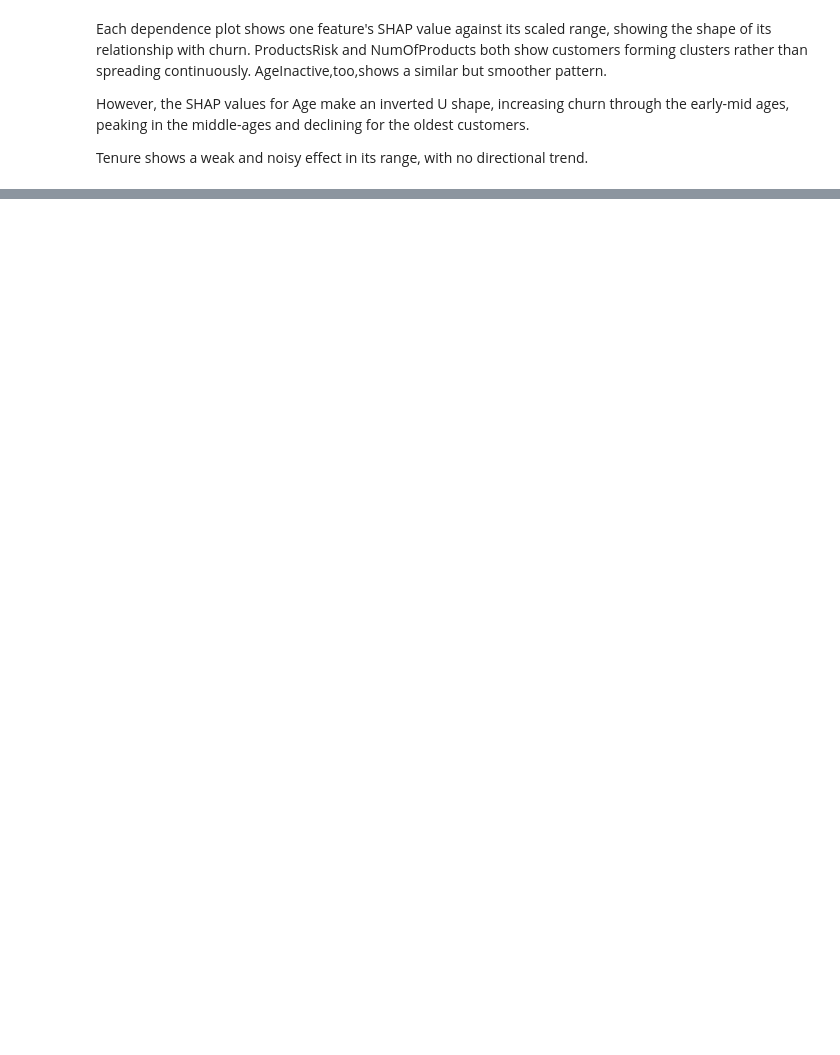
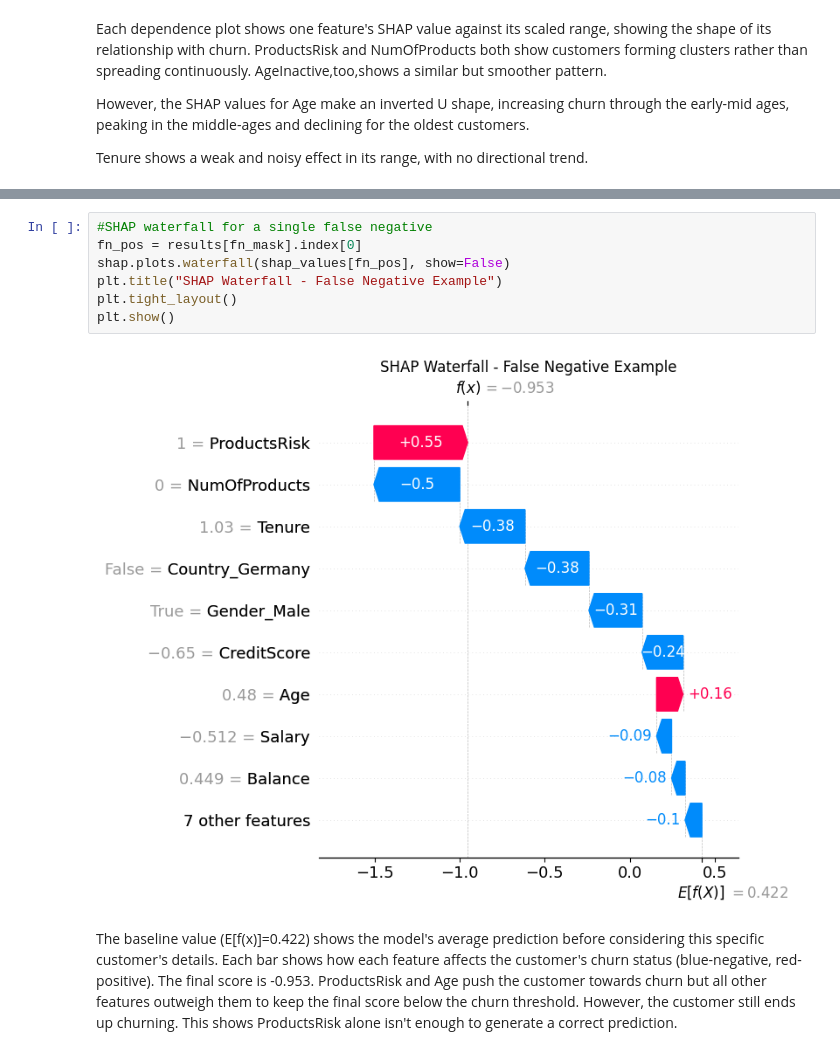
Before and after one commit to ananyapatankar/bank-customer-churn-prediction, a Jupyter notebook: notebooks/05_model_interpretation.ipynb, the cells around one changed output, grey strips where cells are left out. Drawn from its saved outputs; the diff is of its cells as text; blank space fills up the shorter version.

```diff
--- a/notebooks/05_model_interpretation.ipynb
+++ b/notebooks/05_model_interpretation.ipynb
@@ -83,0 +144,11 @@ Tenure shows a weak and noisy effect in its range, with no directional trend.
+# %%
+#SHAP waterfall for a single false negative
+fn_pos = results[fn_mask].index[0]
+shap.plots.waterfall(shap_values[fn_pos], show=False)
+plt.title("SHAP Waterfall - False Negative Example")
+plt.tight_layout()
+plt.show()
+# %% [output]
+[figure, added]
+# %% [markdown]
+The baseline value (E[f(x)]=0.422) shows the model's average prediction before considering this specific customer's details. Each bar shows how each feature affects the customer's churn status (blue-negative, red-positive). The final score is -0.953. ProductsRisk and Age push the customer towards churn but all other features outweigh them to keep the final score below the churn threshold. However, the customer still ends up churning. This shows ProductsRisk alone isn't enough to generate a correct prediction.
```
Also changed, not shown: parts of 7 cells of this notebook.
